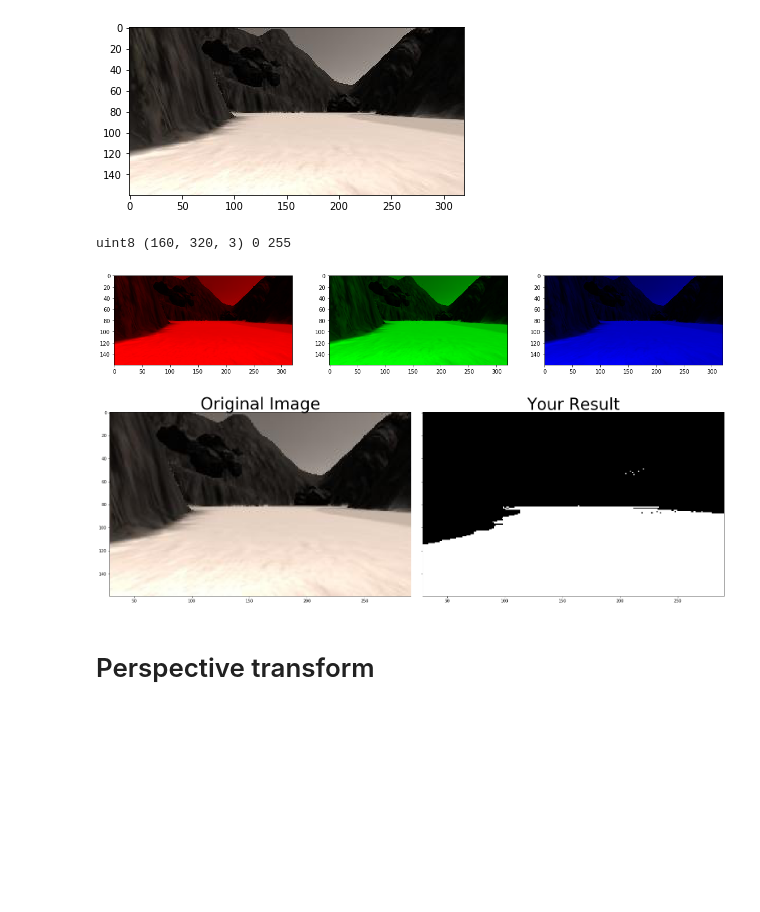
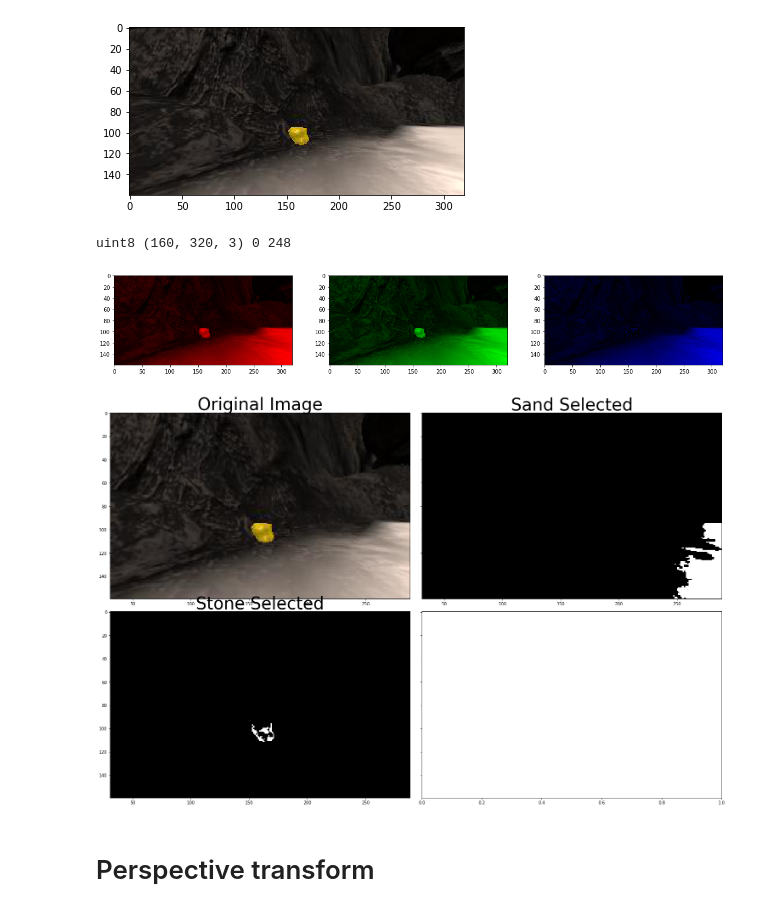
Before and after one commit to Nickolaim/udacity_rover_sim, a Jupyter notebook: perseption.ipynb, the cells around one changed output. Cells and saved outputs as stored; diff of their text form; code cells hidden in the pictures; blank space fills up the shorter version.

Commit message:
Color selection for stones

```diff
--- a/perseption.ipynb
+++ b/perseption.ipynb
@@ -4,18 +4,18 @@ import matplotlib.image as mpimg
 import matplotlib.pyplot as plt
 %matplotlib inline
 
-filename = 'data/sample.jpg'
+filename = 'data/example_rock2.jpg'
 image = mpimg.imread(filename)
 
 plt.imshow(image)
 plt.show()
 # %% [output]
-[figure, old version]
+[figure, new version]
 # %%
 import numpy as np
 print(image.dtype, image.shape, np.min(image), np.max(image))
 # %% [output]
-uint8 (160, 320, 3) 0 255
+uint8 (160, 320, 3) 0 248
 # %%
 # split to channels
 red_channel = np.copy(image)
@@ -35,47 +35,52 @@ plt.subplot(133) # Initialize subplot number 3 in a figure that is 3 columns 1 r
 plt.imshow(blue_channel)  # Plot the blue channel
 plt.show()
 # %% [output]
-[figure, old version]
+[figure, new version]
 # %%
 # Define a function to perform a color threshold
-def color_thresh(img, rgb_thresh=(0, 0, 0)):
+def color_thresh(img, rgb_thresh_lower=(0, 0, 0), rgb_thresh_upper=(255, 255, 255)):
     ###### TODO:
     # Create an empty array the same size in x and y as the image
     # but just a single channel
     color_select = np.zeros_like(img[:,:,0])
-    above_thresh = (img[:,:,0] > rgb_thresh[0]) \
-                & (img[:,:,1] > rgb_thresh[1]) \
-                & (img[:,:,2] > rgb_thresh[2])
+    above_thresh_lower = (img[:,:,0] > rgb_thresh_lower[0]) \
+                & (img[:,:,1] > rgb_thresh_lower[1]) \
+                & (img[:,:,2] > rgb_thresh_lower[2])
+
+    above_thresh_upper = (img[:,:,0] <= rgb_thresh_upper[0]) \
+                & (img[:,:,1] <= rgb_thresh_upper[1]) \
+                & (img[:,:,2] <= rgb_thresh_upper[2])
+
+    above_thresh = above_thresh_lower & above_thresh_upper
 
     color_select[above_thresh] = 1
     # Apply the thresholds for RGB and assign 1's
     # where threshold was exceeded
     # Return the single-channel binary image
     return color_select
 
 # Define color selection criteria
-###### TODO: MODIFY THESE VARIABLES TO MAKE YOUR COLOR SELECTION
-red_threshold = 160
-green_threshold = 160
-blue_threshold = 160
-######
-rgb_threshold = (red_threshold, green_threshold, blue_threshold)
 
-# pixels below the thresholds
-colorsel = color_thresh(image, rgb_thresh=rgb_threshold)
+sand_selected = color_thresh(image, rgb_thresh_lower=(160, 160, 160))
+stone_selected = color_thresh(image, rgb_thresh_lower=(100, 0, 0), rgb_thresh_upper=(180, 180, 70))
+
 
 # Display the original image and binary
-f, (ax1, ax2) = plt.subplots(1, 2, figsize=(21, 7), sharey=True)
+f, ((ax1, ax2), (ax3, ax4)) = plt.subplots(2, 2, figsize=(20, 14), sharey=True)
 f.tight_layout()
 ax1.imshow(image)
 ax1.set_title('Original Image', fontsize=40)
 
-ax2.imshow(colorsel, cmap='gray')
-ax2.set_title('Your Result', fontsize=40)
+ax2.imshow(sand_selected, cmap='gray')
+ax2.set_title('Sand Selected', fontsize=40)
+plt.subplots_adjust(left=0., right=1, top=0.9, bottom=0.)
+
+ax3.imshow(stone_selected, cmap='gray')
+ax3.set_title('Stone Selected', fontsize=40)
 plt.subplots_adjust(left=0., right=1, top=0.9, bottom=0.)
 plt.show()
 # %% [output]
-[figure, old version]
+[figure, new version]
 # %% [markdown]
 # Perspective transform
 # %%
```
Also changed, not shown: 3 other files.
